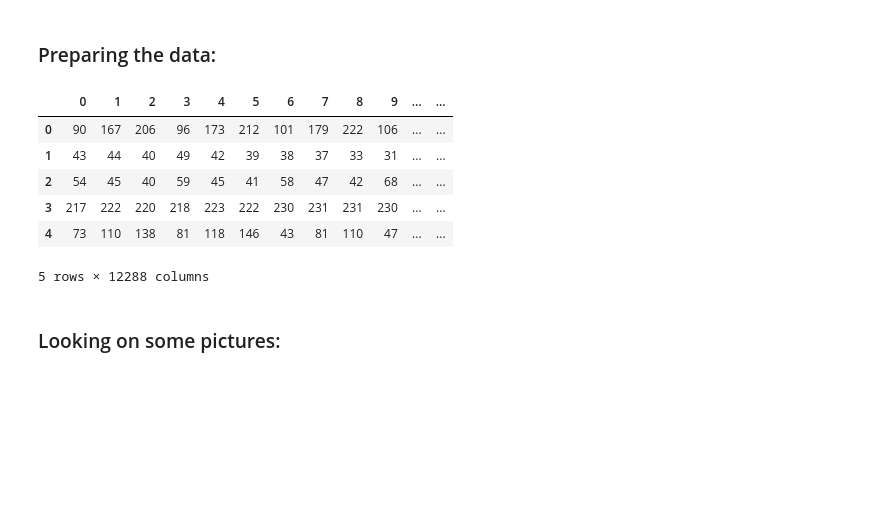
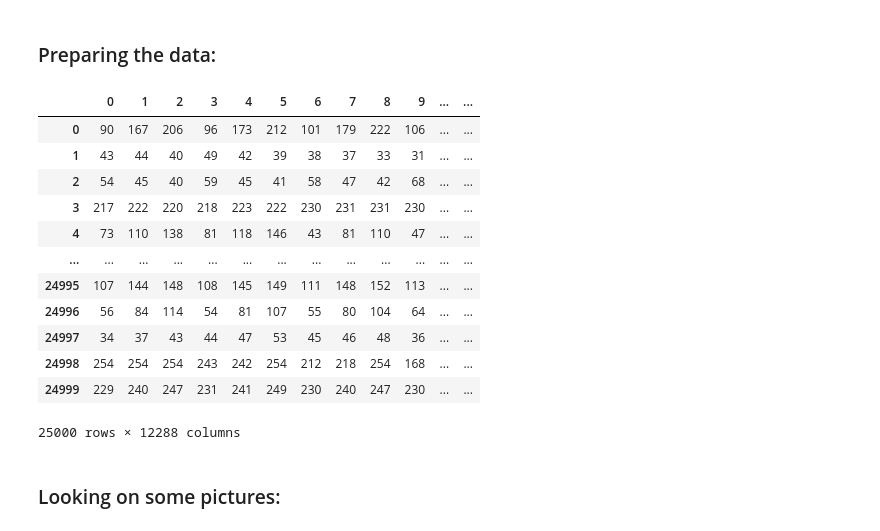
Before and after one commit to itamarKraitman/Data_Visuallization_project, a Jupyter notebook: cats vs dogs.ipynb, the cells around one changed output. Saved outputs shown, nothing was run; the diff lists cells and outputs as text; code cells hidden in the pictures; blank space fills up the shorter version.

```diff
--- a/cats vs dogs.ipynb
+++ b/cats vs dogs.ipynb
@@ -41,15 +45,21 @@ def prep_data(images):
 # %%
 X, y = prep_data(train_images)
 # %%
-data = pd.DataFrame(X).head()
+data = pd.DataFrame(X)
 data
 # %% [output]
 |  | 0 | 1 | 2 | 3 | 4 | 5 | 6 | 7 | 8 | 9 | ... | ... |
 | 0 | 90 | 167 | 206 | 96 | 173 | 212 | 101 | 179 | 222 | 106 | ... | ... |
 | 1 | 43 | 44 | 40 | 49 | 42 | 39 | 38 | 37 | 33 | 31 | ... | ... |
 | 2 | 54 | 45 | 40 | 59 | 45 | 41 | 58 | 47 | 42 | 68 | ... | ... |
 | 3 | 217 | 222 | 220 | 218 | 223 | 222 | 230 | 231 | 231 | 230 | ... | ... |
 | 4 | 73 | 110 | 138 | 81 | 118 | 146 | 43 | 81 | 110 | 47 | ... | ... |
+| ... | ... | ... | ... | ... | ... | ... | ... | ... | ... | ... | ... | ... |
+| 24995 | 107 | 144 | 148 | 108 | 145 | 149 | 111 | 148 | 152 | 113 | ... | ... |
+| 24996 | 56 | 84 | 114 | 54 | 81 | 107 | 55 | 80 | 104 | 64 | ... | ... |
+| 24997 | 34 | 37 | 43 | 44 | 47 | 53 | 45 | 46 | 48 | 36 | ... | ... |
+| 24998 | 254 | 254 | 254 | 243 | 242 | 254 | 212 | 218 | 254 | 168 | ... | ... |
+| 24999 | 229 | 240 | 247 | 231 | 241 | 249 | 230 | 240 | 247 | 230 | ... | ... |
-5 rows × 12288 columns
+25000 rows × 12288 columns
 # %% [markdown]
 ### Looking on some pictures:
```
Also changed, not shown: parts of 16 cells of this notebook.
